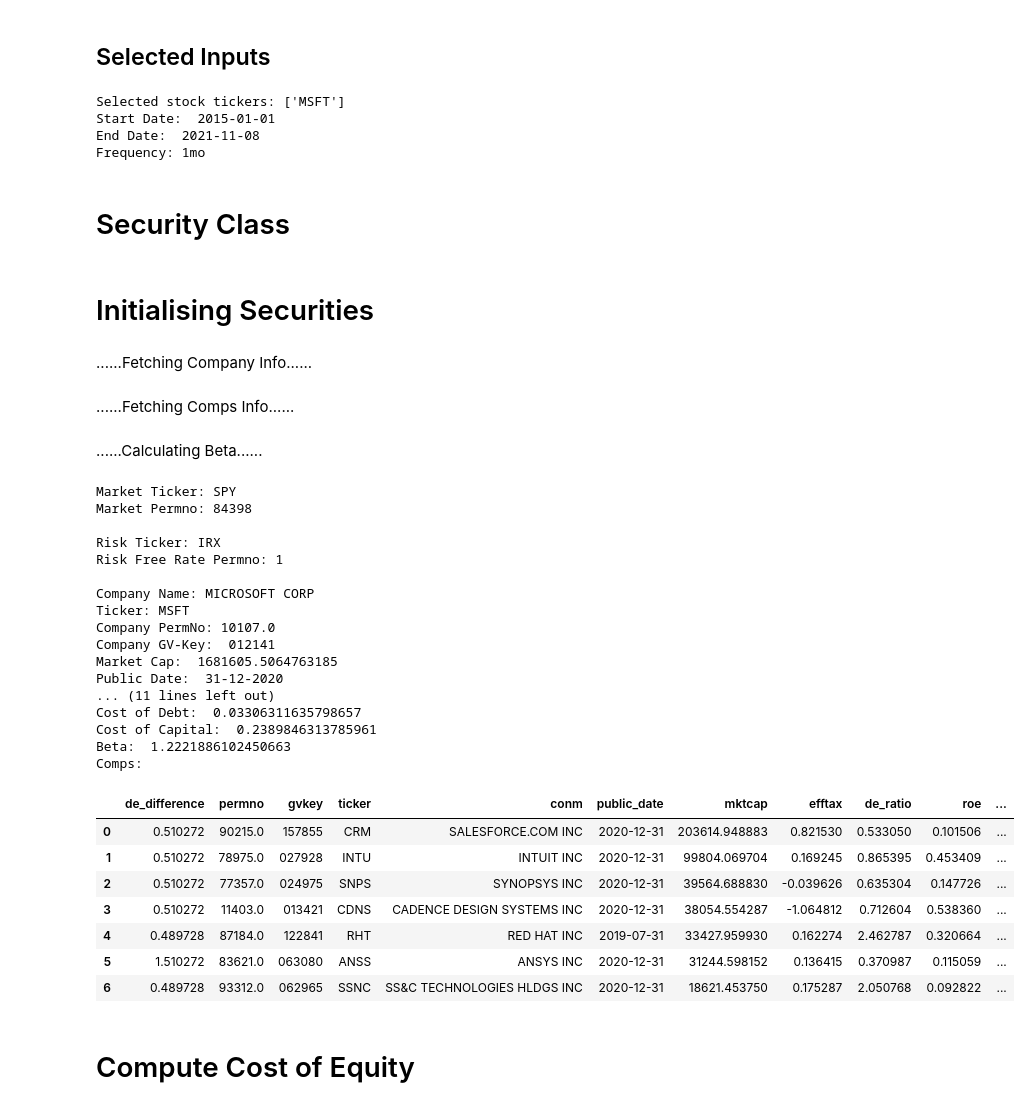
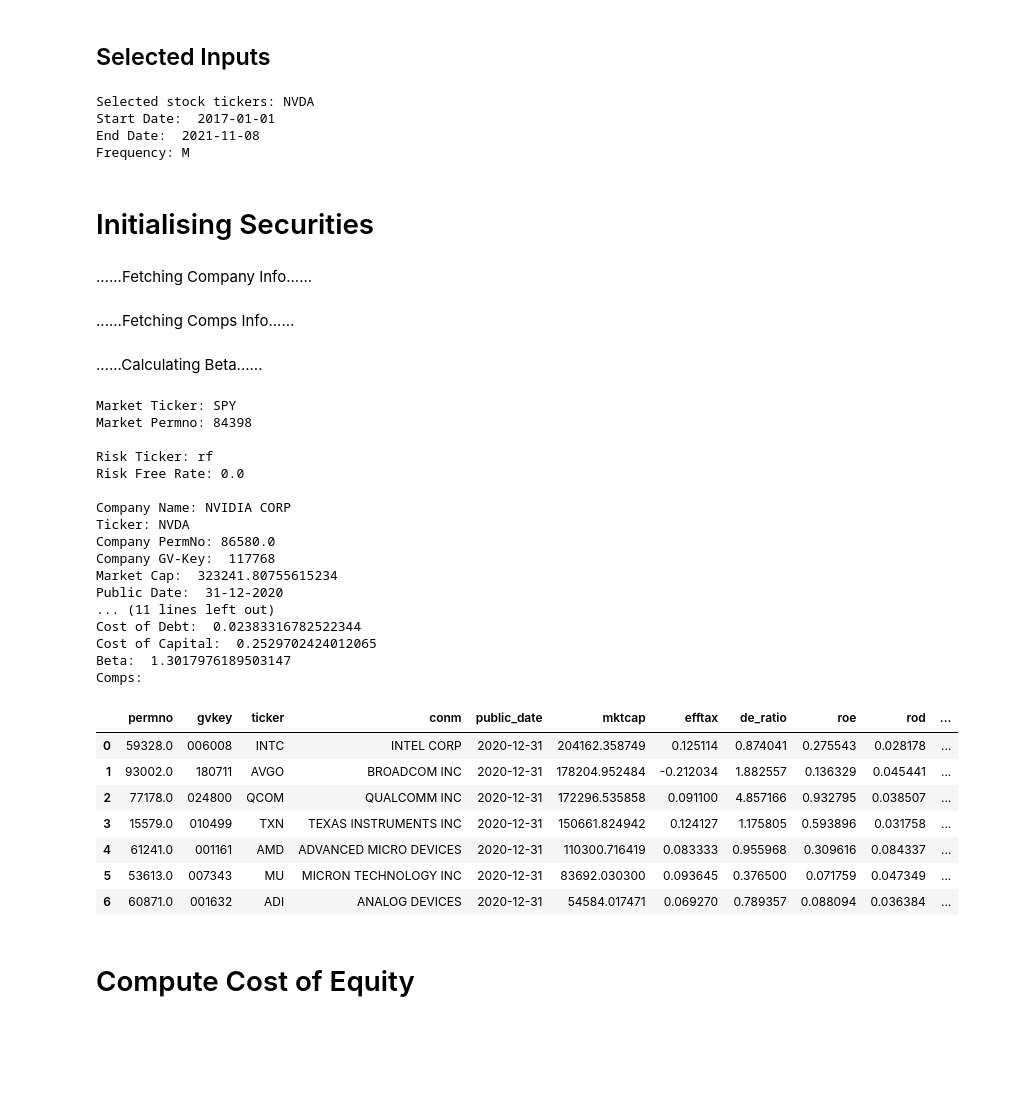
Before and after one commit to rohitashwachaks/finance, a Jupyter notebook: Sury/HW2/cost_of_capital.ipynb, the cells around one changed output. Cells and saved outputs as stored; diff of their text form; code cells hidden in the pictures; blank space fills up the shorter version.

```diff
--- a/Sury/HW2/cost_of_capital.ipynb
+++ b/Sury/HW2/cost_of_capital.ipynb
@@ -35,11 +420,10 @@ Done
 # %% [markdown]
 ## Hard-coded Inputs
 # %%
-stocks = "MSFT".split()
-start = pd.to_datetime("2015-01-01").date()
-# end = pd.to_datetime("2020-01-01")
+stocks = "NVDA"
+start = pd.to_datetime("2017-01-01").date()
 end = pd.to_datetime(datetime.now()).date()
-period = "1mo"
+period = "M"
 # %% [markdown]
 ## User Inputs
 # %%
@@ -55,15 +439,11 @@ period = "1mo"
 ## Selected Inputs
 # %%
 print("Selected stock tickers:", stocks)
-# print("market Ticker: ",market)
-# print("tbonds Ticker: ",tbonds)
 print("Start Date: ",start)
 print("End Date: ",end)
 print("Frequency:", period)
 # %% [output]
-Selected stock tickers: ['MSFT']
-Start Date:  2015-01-01
+Selected stock tickers: NVDA
+Start Date:  2017-01-01
 End Date:  2021-11-08
-Frequency: 1mo
+Frequency: M
-# %% [markdown]
-# Security Class
@@ -384,39 +450,39 @@ class Security():
 # %% [markdown]
 # Initialising Securities
 # %%
-# security = [Security(stk, start_date = start, end_date = end) for stk in stocks][0]
-security = Security(stocks[0], start_date = start, end_date = end)
+
+security = Security(stocks, start_date = start, end_date = end, period = period)
 security.echo()
 security.comps
 # %% [output]
 ......Fetching Company Info......
 ......Fetching Comps Info......
 ......Calculating Beta......
 Market Ticker: SPY
 Market Permno: 84398
 
-Risk Ticker: IRX
-Risk Free Rate Permno: 1
+Risk Ticker: rf
+Risk Free Rate: 0.0
 
-Company Name: MICROSOFT CORP
-Ticker: MSFT
-Company PermNo: 10107.0
-Company GV-Key:  012141
-Market Cap:  1681605.5064763185
+Company Name: NVIDIA CORP
+Ticker: NVDA
+Company PermNo: 86580.0
+Company GV-Key:  117768
+Market Cap:  323241.80755615234
 Public Date:  31-12-2020
 ... (11 lines left out)
-Cost of Debt:  0.03306311635798657
-Cost of Capital:  0.2389846313785961
-Beta:  1.2221886102450663
+Cost of Debt:  0.02383316782522344
+Cost of Capital:  0.2529702424012065
+Beta:  1.3017976189503147
 Comps:
-|  | de_difference | permno | gvkey | ticker | conm | public_date | mktcap | efftax | de_ratio | roe | ... |
-| 0 | 0.510272 | 90215.0 | 157855 | CRM | SALESFORCE.COM INC | 2020-12-31 | 203614.948883 | 0.821530 | 0.533050 | 0.101506 | ... |
-| 1 | 0.510272 | 78975.0 | 027928 | INTU | INTUIT INC | 2020-12-31 | 99804.069704 | 0.169245 | 0.865395 | 0.453409 | ... |
-| 2 | 0.510272 | 77357.0 | 024975 | SNPS | SYNOPSYS INC | 2020-12-31 | 39564.688830 | -0.039626 | 0.635304 | 0.147726 | ... |
-| 3 | 0.510272 | 11403.0 | 013421 | CDNS | CADENCE DESIGN SYSTEMS INC | 2020-12-31 | 38054.554287 | -1.064812 | 0.712604 | 0.538360 | ... |
-| 4 | 0.489728 | 87184.0 | 122841 | RHT | RED HAT INC | 2019-07-31 | 33427.959930 | 0.162274 | 2.462787 | 0.320664 | ... |
-| 5 | 1.510272 | 83621.0 | 063080 | ANSS | ANSYS INC | 2020-12-31 | 31244.598152 | 0.136415 | 0.370987 | 0.115059 | ... |
-| 6 | 0.489728 | 93312.0 | 062965 | SSNC | SS&C TECHNOLOGIES HLDGS INC | 2020-12-31 | 18621.453750 | 0.175287 | 2.050768 | 0.092822 | ... |
+|  | permno | gvkey | ticker | conm | public_date | mktcap | efftax | de_ratio | roe | rod | ... |
+| 0 | 59328.0 | 006008 | INTC | INTEL CORP | 2020-12-31 | 204162.358749 | 0.125114 | 0.874041 | 0.275543 | 0.028178 | ... |
+| 1 | 93002.0 | 180711 | AVGO | BROADCOM INC | 2020-12-31 | 178204.952484 | -0.212034 | 1.882557 | 0.136329 | 0.045441 | ... |
+| 2 | 77178.0 | 024800 | QCOM | QUALCOMM INC | 2020-12-31 | 172296.535858 | 0.091100 | 4.857166 | 0.932795 | 0.038507 | ... |
+| 3 | 15579.0 | 010499 | TXN | TEXAS INSTRUMENTS INC | 2020-12-31 | 150661.824942 | 0.124127 | 1.175805 | 0.593896 | 0.031758 | ... |
+| 4 | 61241.0 | 001161 | AMD | ADVANCED MICRO DEVICES | 2020-12-31 | 110300.716419 | 0.083333 | 0.955968 | 0.309616 | 0.084337 | ... |
+| 5 | 53613.0 | 007343 | MU | MICRON TECHNOLOGY INC | 2020-12-31 | 83692.030300 | 0.093645 | 0.376500 | 0.071759 | 0.047349 | ... |
+| 6 | 60871.0 | 001632 | ADI | ANALOG DEVICES | 2020-12-31 | 54584.017471 | 0.069270 | 0.789357 | 0.088094 | 0.036384 | ... |
 # %% [markdown]
 # Compute Cost of Equity
 # %%
```
Also changed, not shown: parts of 12 cells of this notebook.
